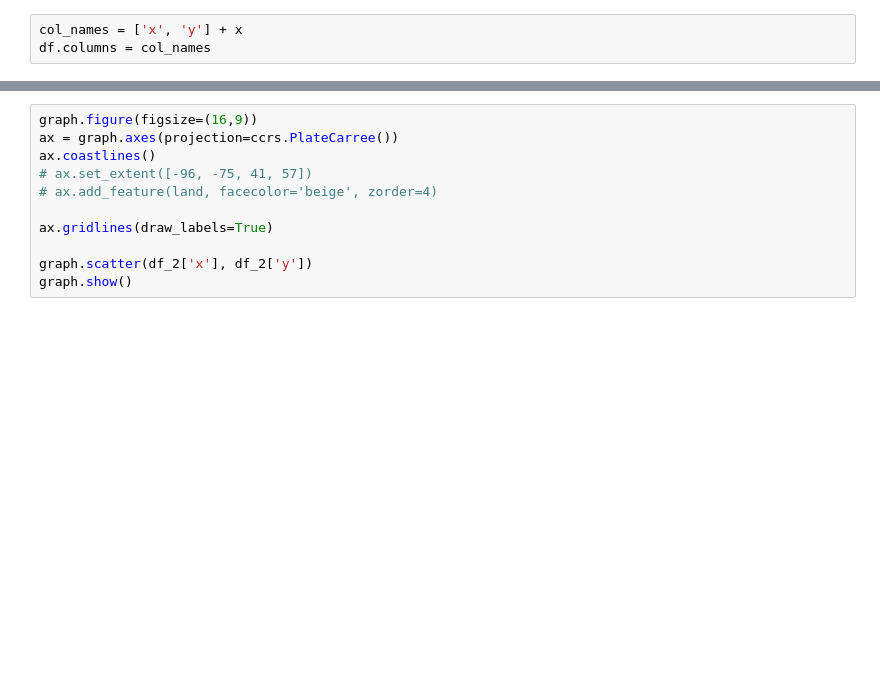
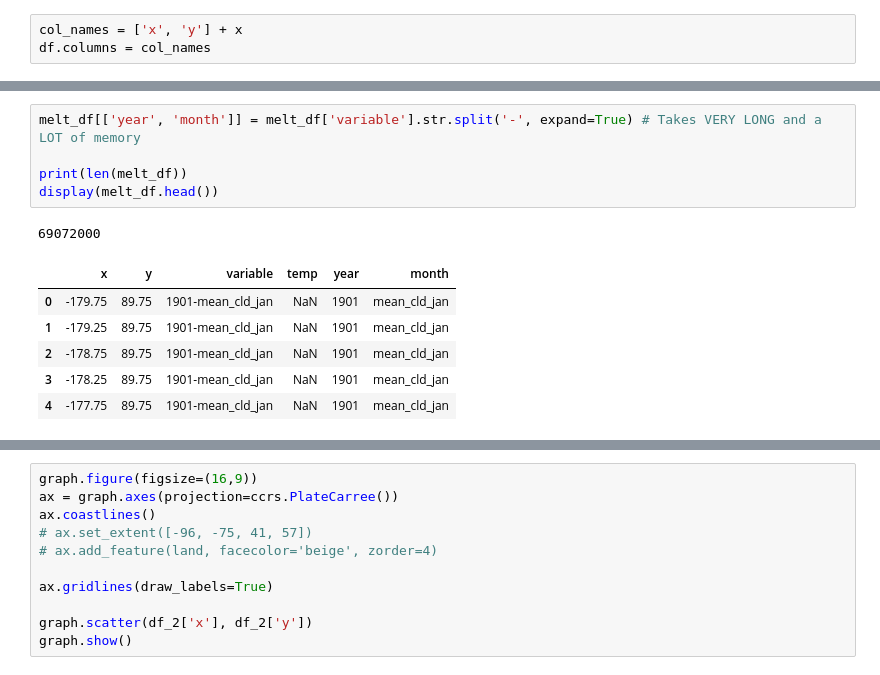
Before and after one commit to arshadimrit/Lake_ice, a Jupyter notebook: CRU_temp_netcdf_extractions.ipynb, the cells around one changed output, grey strips where cells are left out. Drawn from its saved outputs; the diff is of its cells as text; blank space fills up the shorter version.

```diff
--- a/CRU_temp_netcdf_extractions.ipynb
+++ b/CRU_temp_netcdf_extractions.ipynb
@@ -94,3 +101,16 @@ display(melt_df.head())
+# %%
+melt_df[['year', 'month']] = melt_df['variable'].str.split('-', expand=True) # Takes VERY LONG and a LOT of memory
+
+print(len(melt_df))
+display(melt_df.head())
+# %% [output]
+69072000
+|  | x | y | variable | temp | year | month |
+| 0 | -179.75 | 89.75 | 1901-mean_cld_jan | NaN | 1901 | mean_cld_jan |
+| 1 | -179.25 | 89.75 | 1901-mean_cld_jan | NaN | 1901 | mean_cld_jan |
+| 2 | -178.75 | 89.75 | 1901-mean_cld_jan | NaN | 1901 | mean_cld_jan |
+| 3 | -178.25 | 89.75 | 1901-mean_cld_jan | NaN | 1901 | mean_cld_jan |
+| 4 | -177.75 | 89.75 | 1901-mean_cld_jan | NaN | 1901 | mean_cld_jan |
 # %%
 df_2 = melt_df.pivot_table(values='temp', index=['x', 'y', 'year'], columns='month').reset_index()
 df_2.head()
```
Also changed, not shown: parts of 6 cells of this notebook, 1 other file.
